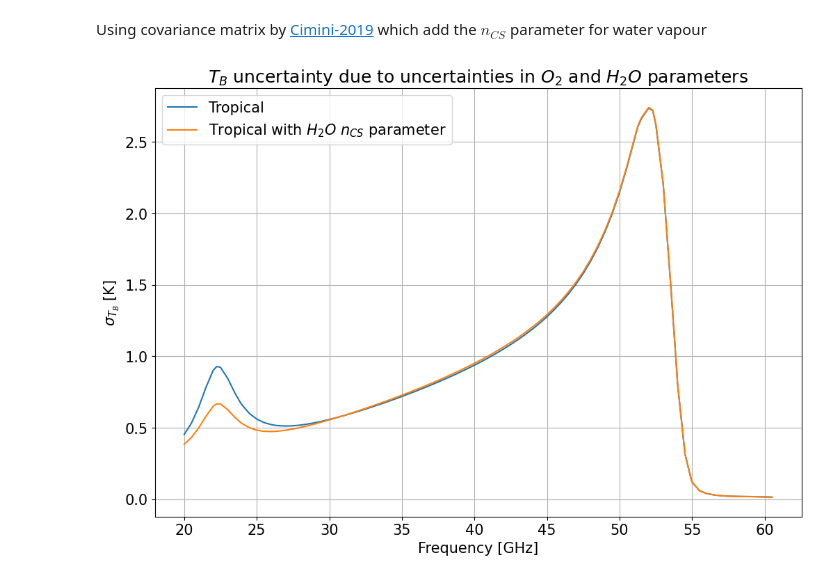
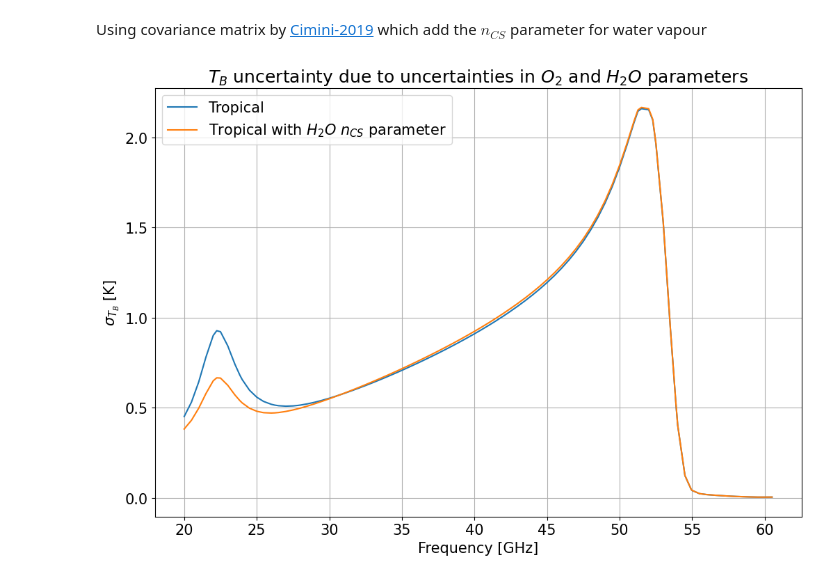
Before and after one commit to SatCloP/pyrtlib, a Jupyter notebook: docs/source/notebook/uncertainty.ipynb, the cells around one changed output. Saved outputs shown, nothing was run; the diff lists cells and outputs as text; code cells hidden in the pictures.

```diff
--- a/docs/source/notebook/uncertainty.ipynb
+++ b/docs/source/notebook/uncertainty.ipynb
@@ -36 +36,19 @@ atm = ['Tropical',
+# %%
+O2_parameters = {
+    'O2S': range(1),
+    'X05': [None],
+    'WB300': [None],
+    'O2gamma': range(34),
+    'Y300': range(34),
+    'O2_V': range(34)
+}
+HO2_parameters = {
+    'con_Cf_factr': [None],
+    'con_Cs_factr': [None],
+    'gamma_a': range(1),
+    'S': range(1),
+    'con_Xf': [None],
+    'SR': range(1),
+    'con_Xs': [None]
+}
 # %%
@@ -149,32 +124,40 @@ for k, v in (O2_parameters | HO2_parameters).items():
         amu_p = AbsModUncertainty.parameters_perturbation([k], 'max', index=i)
         rte.set_amu(amu_p)
         df = rte.execute()
+        if k =='O2S':
+            parameters[k].uncer = parameters[k].uncer / parameters[k].value * 100
+        if k in ['con_Cf_factr', 'con_Cs_factr']:
+            parameters[k].uncer = parameters[k[0:6]].value * parameters[k].uncer
         field_name = 'p_{}{}'.format(k, '_' + str(i) if i else '')
-        o = pd.Series((df.tbtotal.values - df_out.tb.values) / uncertainties_all[cnt], name=field_name)
+        delta_tb = df.tbtotal.values - df_out.tb.values
+        if i is not None:
+            o = pd.Series(delta_tb / parameters[k].uncer[i], name=field_name)
+        else:
+            o = pd.Series(delta_tb / parameters[k].uncer, name=field_name)
         df_out = pd.concat([df_out, o], axis=1)
         cnt += 1
 # %% [markdown]
 ### Calculate uncertainty (sigma) for BT
 Using covariance matrix by [Cimini-2018](https://doi.org/10.5194/acp-18-15231-2018) which identifies 111 parameters (6 for water vapor and 105 for oxygen)
 # %%
-parameters = df_out.copy()
+params = df_out.copy()
 
 Kp = df_out.loc[:, ~df_out.columns.isin(['tb', 'freq', 'p_con_Xs'])].values
 covtb = np.matmul(np.matmul(Kp, covariance_matrix.R17_111), Kp.T)
 sigma_tb = np.sqrt(np.diag(covtb))
-parameters['sigma_tb'] = sigma_tb
+params['sigma_tb'] = sigma_tb
 # %% [markdown]
 Using covariance matrix by [Cimini-2019](https://doi.org/10.5194/gmd-12-1833-2019) which add the ${n_{CS}}$ parameter for water vapour
 # %%
 Kp = df_out.loc[:, ~df_out.columns.isin(['tb', 'freq'])].values
 covtb = np.matmul(np.matmul(Kp, covariance_matrix.R17_112), Kp.T)
 sigma_tb = np.sqrt(np.diag(covtb))
-parameters['sigma_tb_with_con_Xs'] = sigma_tb
+params['sigma_tb_with_con_Xs'] = sigma_tb
 # %%
-parameters.plot(x='freq', y=['sigma_tb', 'sigma_tb_with_con_Xs'],
+params.plot(x='freq', y=['sigma_tb', 'sigma_tb_with_con_Xs'],
             title="${T_B}$ uncertainty due to uncertainties in ${O_2}$ and ${H_2 O}$ parameters",
             xlabel='Frequency [GHz]', ylabel='$\sigma_{T_B}$ [K]',
             label=[atm[atmp.TROPICAL], atm[atmp.TROPICAL] + ' with ${H_2 O}$ ${n_{CS}}$ parameter'], figsize=(12,8))
 plt.grid()
 # %% [output]
-[figure, old version]
+[figure, new version]
```
Also changed, not shown: parts of 3 cells of this notebook, 1 other file.
